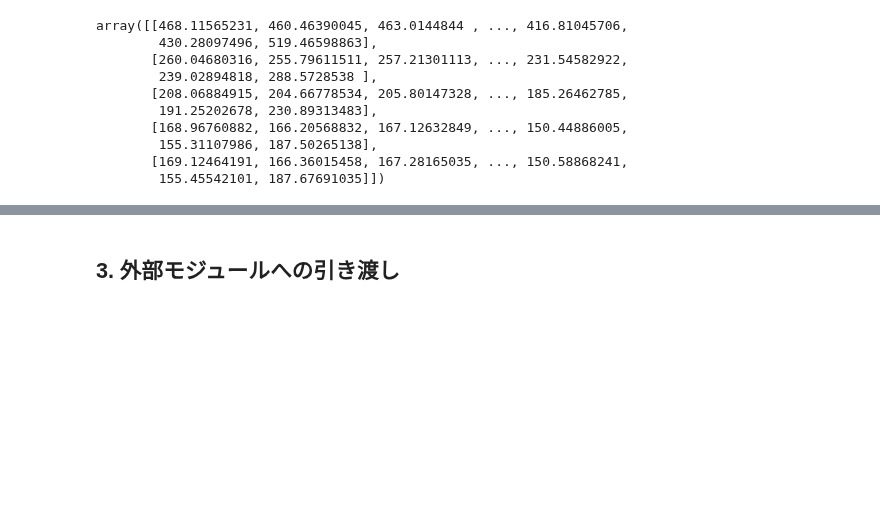
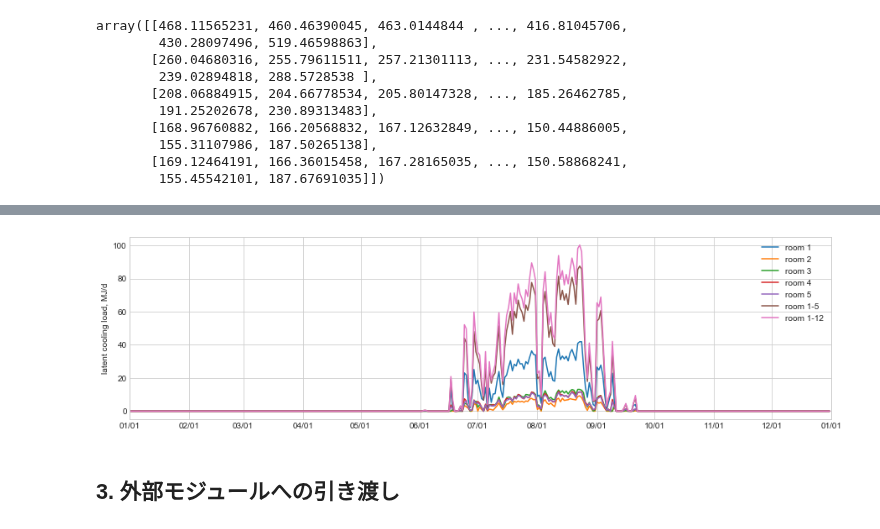
Before and after one commit to HisashiMiura/duct_type_central_hc_system, a Jupyter notebook: exp_load.ipynb, the cells around one changed output, grey strips where cells are left out. Saved outputs shown, nothing was run; the diff lists cells and outputs as text; code cells hidden in the pictures; blank space fills up the shorter version.

```diff
--- a/exp_load.ipynb
+++ b/exp_load.ipynb
@@ -193,3 +218,7 @@ array([[468.11565231, 460.46390045, 463.0144844 , ..., 416.81045706,
+# %%
+ac.draw_graph('latent cooling load, MJ/d', make_list(l_cl), 'itg')
+# %% [output]
+[figure, added]
 # %% [markdown]
 ## 3. 外部モジュールへの引き渡し
 # %% [markdown]
```
Also changed, not shown: parts of 8 cells of this notebook.
